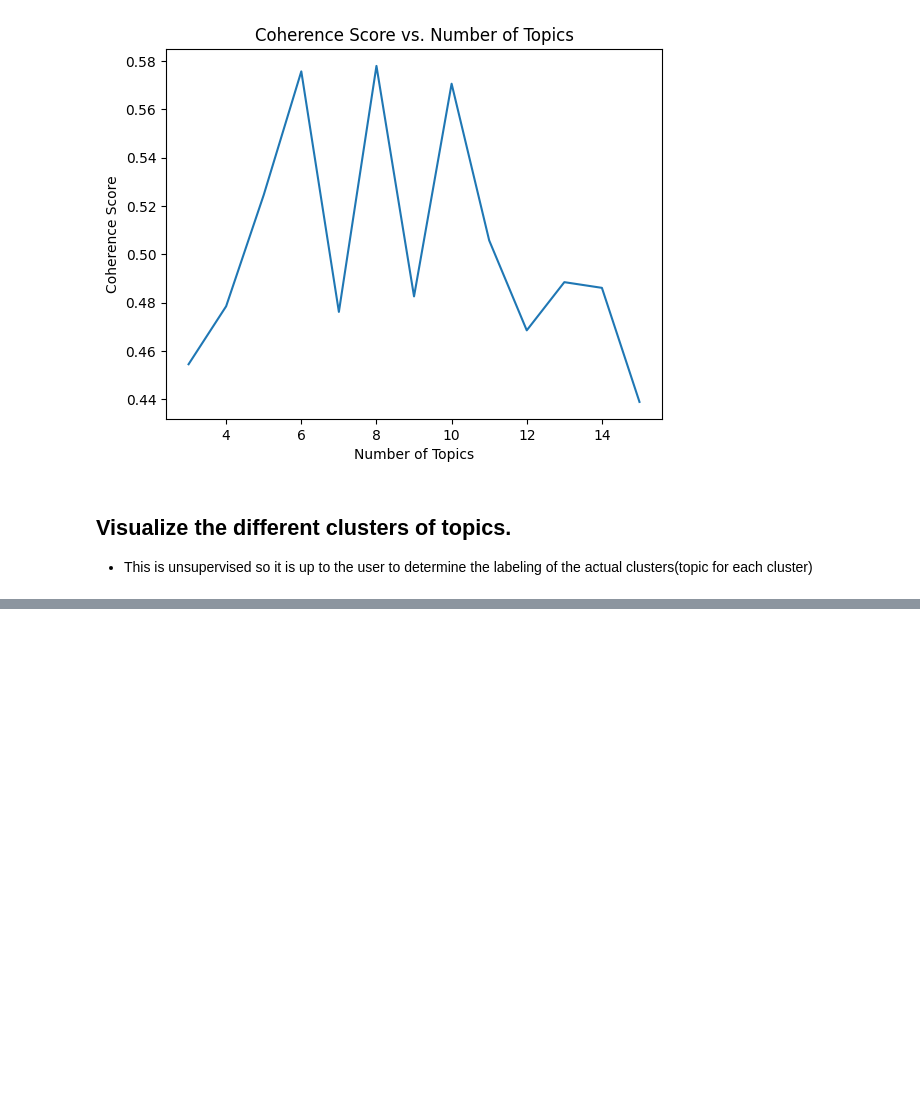
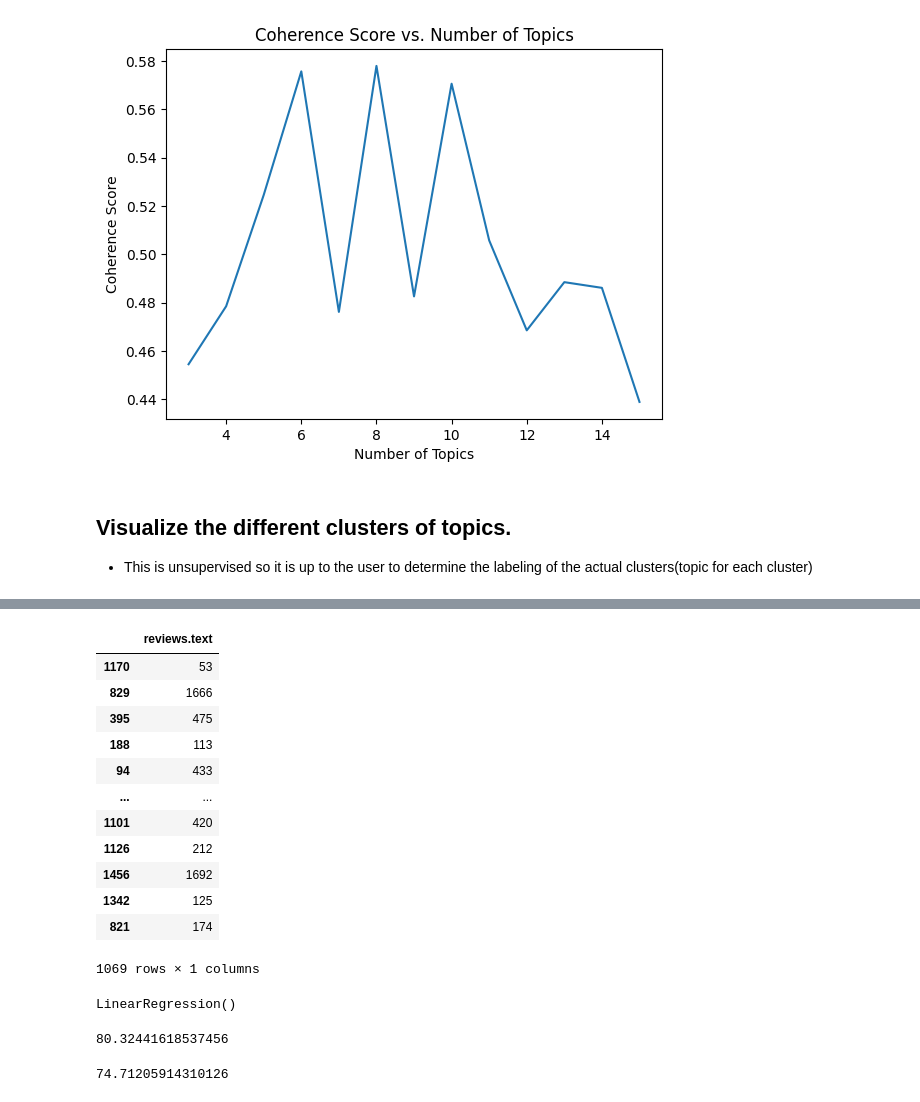
Before and after one commit to Adamb0lt/Amazon_product_reviews_analysis_stats, a Jupyter notebook: amazon_reviews.ipynb, the cells around one changed output, grey strips where cells are left out. Drawn from its saved outputs; the diff is of its cells as text; code cells hidden in the pictures; blank space fills up the shorter version.

Commit message:
All models are done.

```diff
--- a/amazon_reviews.ipynb
+++ b/amazon_reviews.ipynb
@@ -572,0 +607,24 @@ main_topics = [
+# %%
+## From this we can see that there is definitely a relationship and one that
+## Further this relationship seems to be best fitting for a polynomial model
+from sklearn.preprocessing import PolynomialFeatures, StandardScaler
+
+from sklearn.model_selection import train_test_split
+
+# create the training and test datasets
+X_train, X_test, y_train, y_test = train_test_split(X,y,test_size=.33, random_state = 26)
+X_train
+# %% [output]
+|  | reviews.text |
+| 1170 | 53 |
+| 829 | 1666 |
+| 395 | 475 |
+| 188 | 113 |
+| 94 | 433 |
+| ... | ... |
+| 1101 | 420 |
+| 1126 | 212 |
+| 1456 | 1692 |
+| 1342 | 125 |
+| 821 | 174 |
+1069 rows × 1 columns
@@ -572,0 +637,8 @@ main_topics = [
+# %%
+poly = PolynomialFeatures(degree = 1)
+X_poly_train = poly.fit_transform(X_train_scaler)
+X_poly_test = poly.transform(X_test_scaler)
+poly.fit(X_poly_train,y_train)
+lin.fit(X_poly_train,y_train)
+# %% [output]
+LinearRegression()
@@ -572,0 +647,10 @@ main_topics = [
+# %%
+from sklearn.metrics import mean_absolute_error
+mean_absolute_error(y_test,y_pred)
+# %% [output]
+80.32441618537456
+# %%
+y_pred_train = lin.predict(X_poly_train)
+mean_absolute_error(y_train,y_pred_train)
+# %% [output]
+74.71205914310126
```
Also changed, not shown: parts of 13 cells of this notebook.
